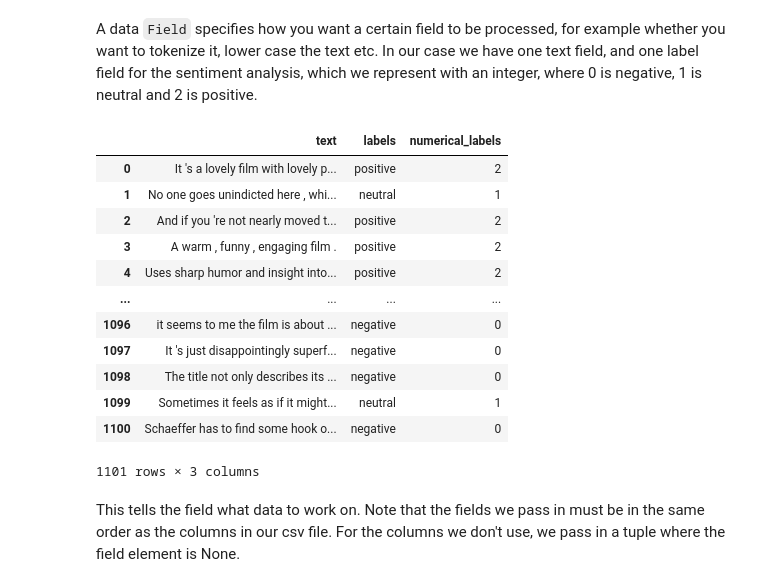
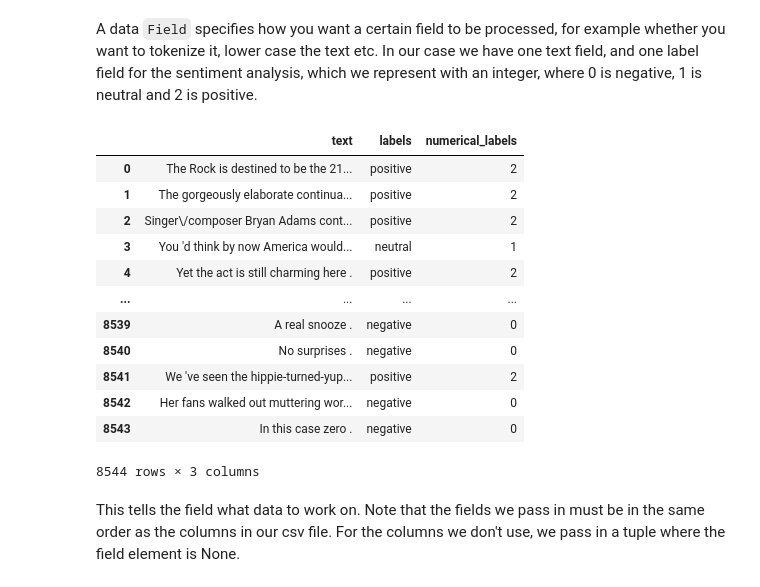
Before and after one commit to AI-Core/tutorials, a Jupyter notebook: TorchText/torchtext_intro.ipynb, the cells around one changed output. Saved outputs shown, nothing was run; the diff lists cells and outputs as text; code cells hidden in the pictures.

```diff
--- a/TorchText/torchtext_intro.ipynb
+++ b/TorchText/torchtext_intro.ipynb
@@ -25,26 +28,26 @@ LABEL = Field(sequential=False, use_vocab=False)
 # %%
 # remember to source the .envrc file in the terminal before launching this notebook to
 # ensure it can use the environment variables correctly.
 
 folder = os.path.join(os.getenv('DATA_DIR'), 'movie_review_dataset')
 train_dataset = pd.read_csv(os.path.join(folder, 'train_dataset.csv'))
 valid_dataset = pd.read_csv(os.path.join(folder, 'valid_dataset.csv'))
 test_dataset = pd.read_csv(os.path.join(folder, 'test_dataset.csv'))
-valid_dataset
+train_dataset
 # %% [output]
 |  | text | labels | numerical_labels |
-| 0 | It 's a lovely film with lovely p... | positive | 2 |
-| 1 | No one goes unindicted here , whi... | neutral | 1 |
-| 2 | And if you 're not nearly moved t... | positive | 2 |
-| 3 | A warm , funny , engaging film . | positive | 2 |
-| 4 | Uses sharp humor and insight into... | positive | 2 |
+| 0 | The Rock is destined to be the 21... | positive | 2 |
+| 1 | The gorgeously elaborate continua... | positive | 2 |
+| 2 | Singer\/composer Bryan Adams cont... | positive | 2 |
+| 3 | You 'd think by now America would... | neutral | 1 |
+| 4 | Yet the act is still charming here . | positive | 2 |
 | ... | ... | ... | ... |
-| 1096 | it seems to me the film is about ... | negative | 0 |
-| 1097 | It 's just disappointingly superf... | negative | 0 |
-| 1098 | The title not only describes its ... | negative | 0 |
-| 1099 | Sometimes it feels as if it might... | neutral | 1 |
-| 1100 | Schaeffer has to find some hook o... | negative | 0 |
+| 8539 | A real snooze . | negative | 0 |
+| 8540 | No surprises . | negative | 0 |
+| 8541 | We 've seen the hippie-turned-yup... | positive | 2 |
+| 8542 | Her fans walked out muttering wor... | negative | 0 |
+| 8543 | In this case zero . | negative | 0 |
-1101 rows × 3 columns
+8544 rows × 3 columns
 # %% [markdown]
 This tells the field what data to work on. Note that the fields we pass in must be in the same order as the columns in our csv file. For the columns we don't use, we pass in a tuple where the field element is None.
 # %%
```
Also changed, not shown: parts of 44 cells of this notebook, 4 other files.
